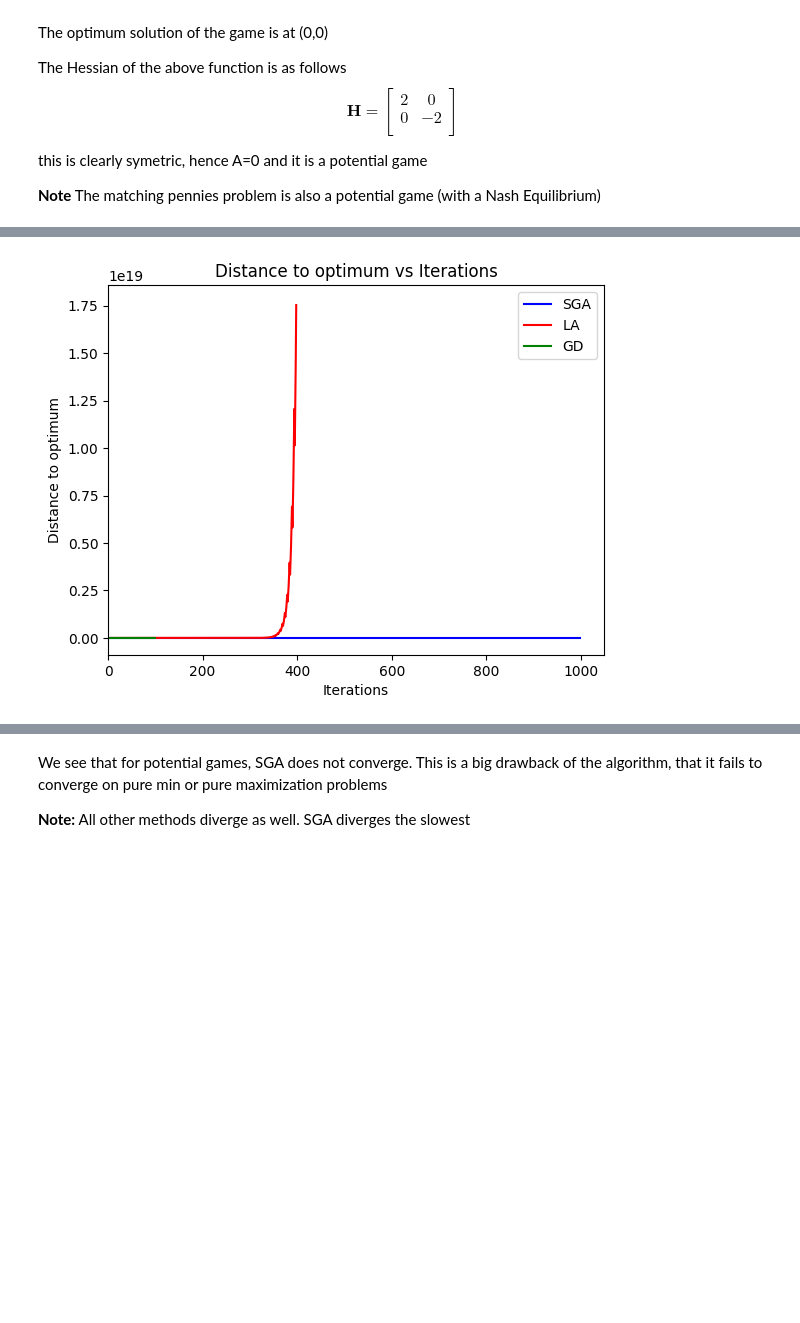
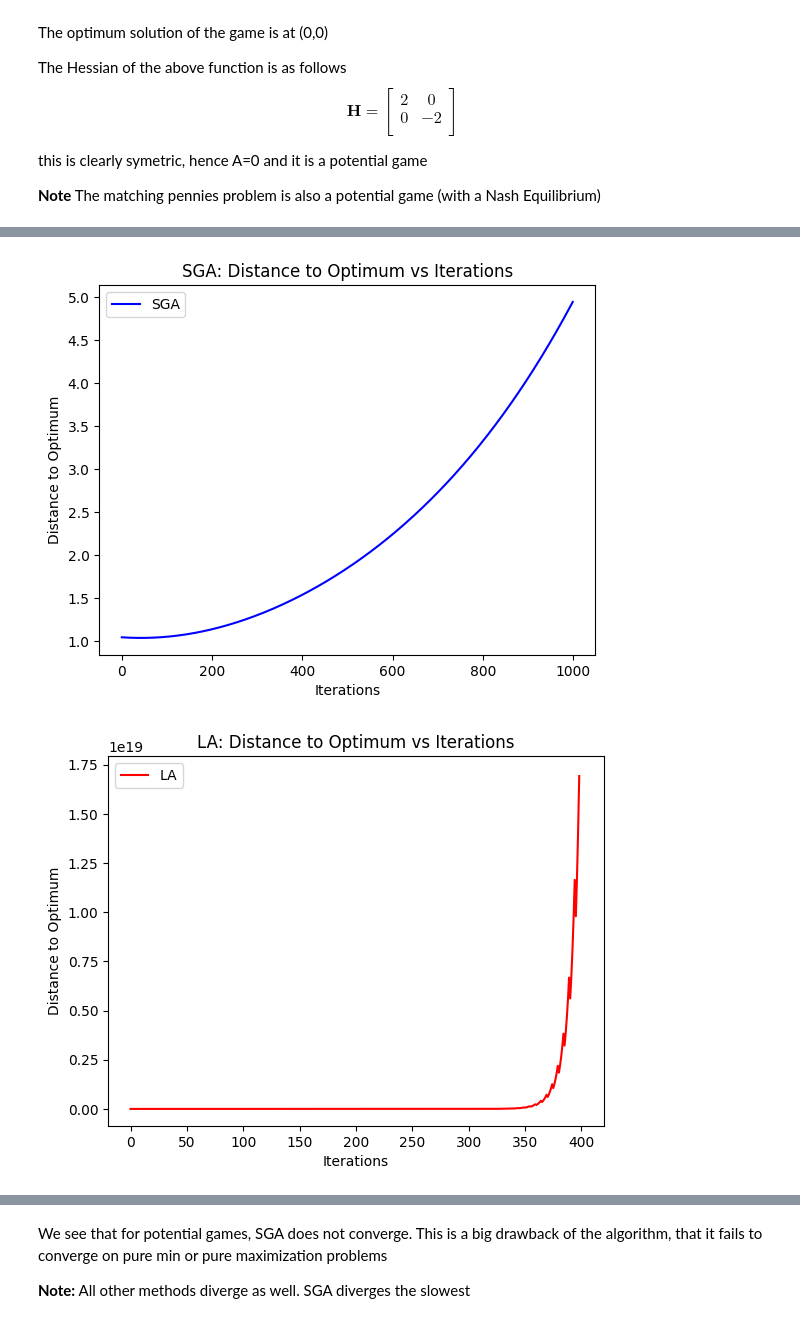
Before and after one commit to aniketSanyal/GamesInMLProject, a Jupyter notebook: Symplectic_Gradient_Adjustment_with_Lookahead.ipynb, the cells around one changed output, grey strips where cells are left out. Saved outputs shown, nothing was run; the diff lists cells and outputs as text; code cells hidden in the pictures; blank space fills up the shorter version.

Commit message:
Separate Plots

```diff
--- a/Symplectic_Gradient_Adjustment_with_Lookahead.ipynb
+++ b/Symplectic_Gradient_Adjustment_with_Lookahead.ipynb
@@ -391,15 +391,27 @@ plt.legend()
 # %%
+# SGA
 plt.plot(distances_sga, linestyle='-', color='b', label='SGA')
-plt.plot(distances_la,  linestyle='-', color='r', label='LA')
-plt.plot(distances_gd[:100],linestyle='-', color='g', label='GD')
-# plt.plot(distances_eg,linestyle='-', color='y', label='EG')
-
-
-plt.title("Distance to optimum vs Iterations")
-plt.xlim(left=0)
+plt.title("SGA: Distance to Optimum vs Iterations")
 plt.xlabel("Iterations")
-plt.ylabel("Distance to optimum")
+plt.ylabel("Distance to Optimum")
 plt.legend()
 plt.show()
+
+# LA
+plt.plot(distances_la, linestyle='-', color='r', label='LA')
+plt.title("LA: Distance to Optimum vs Iterations")
+plt.xlabel("Iterations")
+plt.ylabel("Distance to Optimum")
+plt.legend()
+plt.show()
+
+# GD
+plt.plot(distances_gd[:100], linestyle='-', color='g', label='GD')
+plt.title("GD: Distance to Optimum vs Iterations")
+plt.xlabel("Iterations")
+plt.ylabel("Distance to Optimum")
+plt.legend()
+plt.show()
 # %% [output]
-[figure, old version]
+[figure, new version]
+[figure, added]
```
Also changed, not shown: parts of 17 cells of this notebook.
